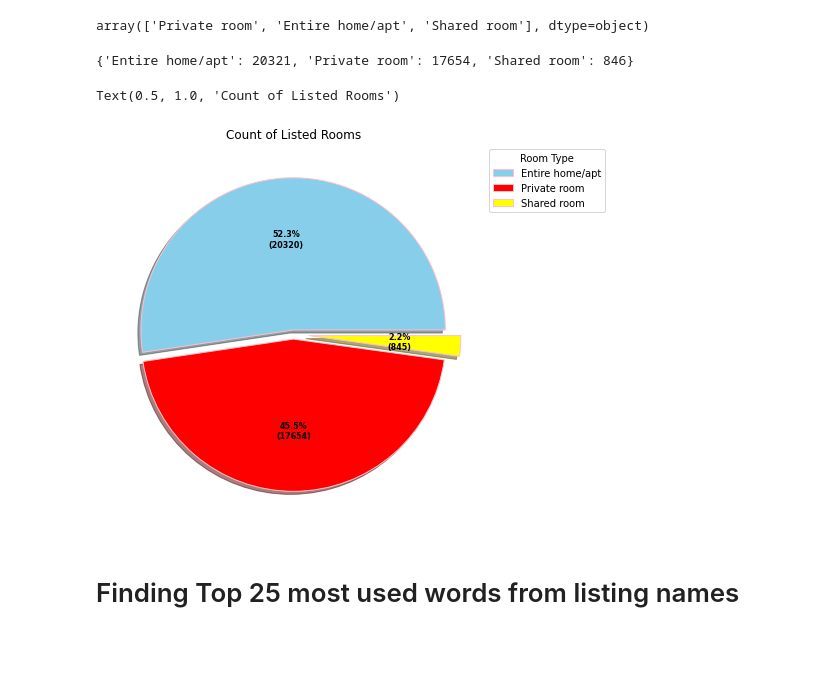
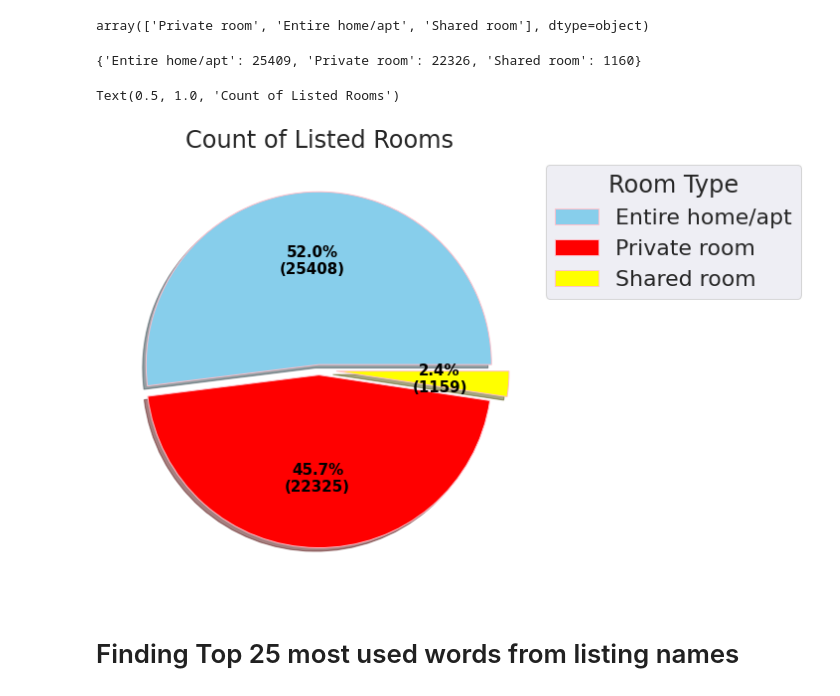
Before and after one commit to Shantanuh10/Airbnb_EDA_Project-, a Jupyter notebook: Shantanu's_Notebook_Airbnb_Bookings_Analysis_Capstone_Project.ipynb, the cells around one changed output. Saved outputs shown, nothing was run; the diff lists cells and outputs as text; code cells hidden in the pictures; blank space fills up the shorter version.

```diff
--- a/Shantanu's_Notebook_Airbnb_Bookings_Analysis_Capstone_Project.ipynb
+++ b/Shantanu's_Notebook_Airbnb_Bookings_Analysis_Capstone_Project.ipynb
@@ -110,11 +110,11 @@ airbnb_room_type
 array(['Private room', 'Entire home/apt', 'Shared room'], dtype=object)
 # %%
 # Which is the most listed room type?
-airbnb_roomtype_frequency = dict(airbnb_non_null_df.room_type.value_counts())
+airbnb_roomtype_frequency = dict(airbnb_df.room_type.value_counts())
 # %%
 airbnb_roomtype_frequency
 # %% [output]
-{'Entire home/apt': 20321, 'Private room': 17654, 'Shared room': 846}
+{'Entire home/apt': 25409, 'Private room': 22326, 'Shared room': 1160}
 # %%
 # Creating Dataset
 
@@ -129,37 +129,37 @@ colors = ( "skyblue", "red", "yellow",)
 
 explode = (0.03, 0.03, 0.1)
 
 # Wedge properties
 wp = { 'linewidth' : 1, 'edgecolor' : "pink" }
 
 # Creating autocpt arguments
 def func(pct, allvalues):
     absolute = int(pct / 100.*np.sum(allvalues))
     return "{:.1f}%\n({:d})".format(pct, absolute)
 
 # Creating Pie Chart
 
 # Creating plot
-fig, airbnb_pie_chart = plt.subplots(figsize =(10, 7))
+fig, airbnb_pie_chart = plt.subplots(figsize =(12, 8))
 wedges, texts, autotexts = airbnb_pie_chart.pie(data, autopct = lambda pct: func(pct, data),
                                                 explode = explode,
                                                 shadow = True,
                                                 colors = colors,
                                                 startangle = 0,
                                                 wedgeprops = wp,
                                                 textprops = dict(color ="black"))
 
 # Adding legend
 airbnb_pie_chart.legend(wedges, room_type,
                         title ="Room Type",
                         loc ="upper left",
-                        bbox_to_anchor =(1, 0, 0.5,1))
+                        bbox_to_anchor=(1, 0., 0.,1))
 
-plt.setp(autotexts, size = 8, weight = "bold")
+plt.setp(autotexts, size = 15, weight = "bold")
 airbnb_pie_chart.set_title("Count of Listed Rooms")
 # %% [output]
 Text(0.5, 1.0, 'Count of Listed Rooms')
-[figure, old version]
+[figure, new version]
 # %% [markdown]
 # Finding Top 25 most used words from listing names
 # %%
```
Also changed, not shown: parts of 6 cells of this notebook.
